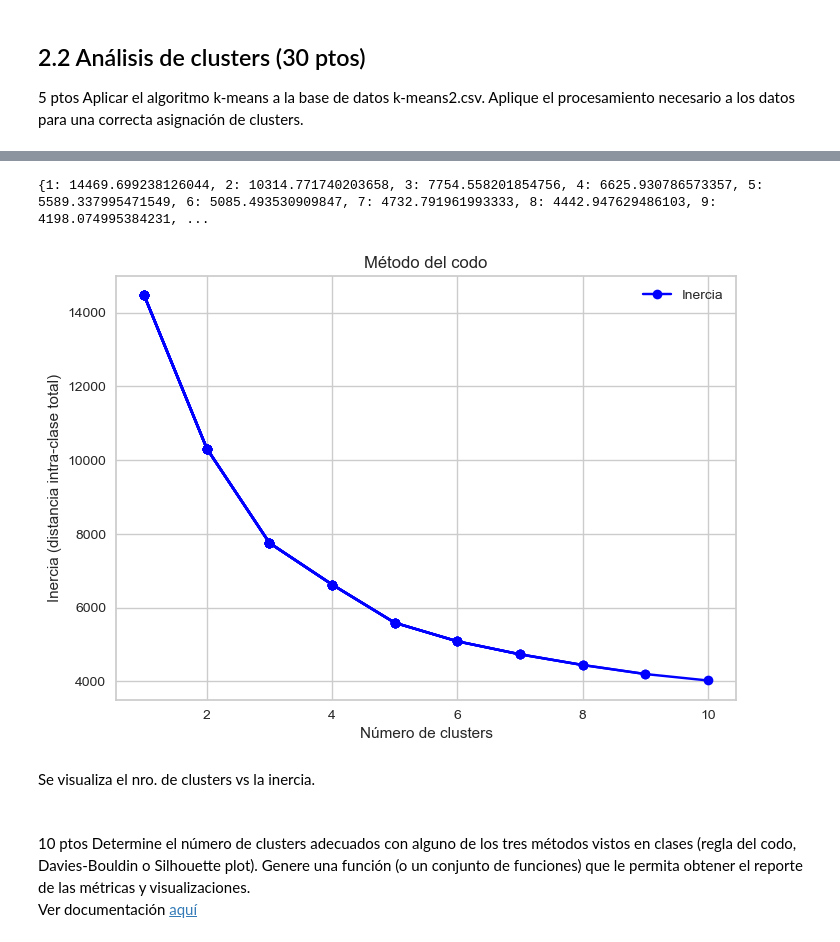
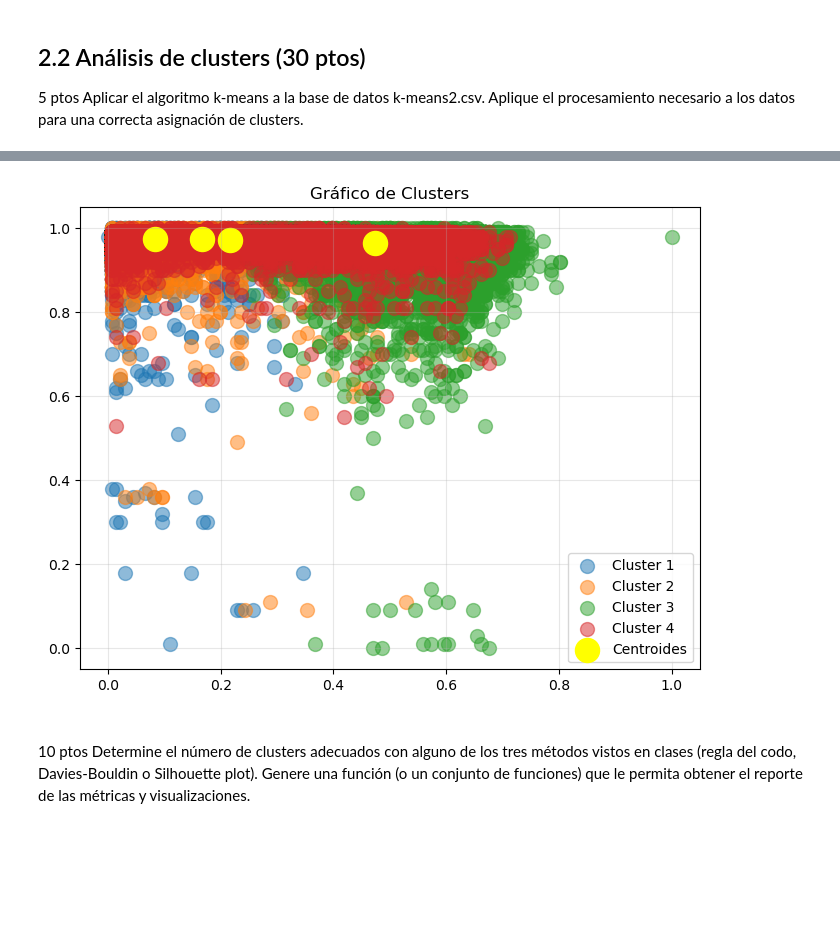
Before and after one commit to doritak/Machine-Learning, a Jupyter notebook: Actividad_4/main.ipynb, the cells around one changed output, grey strips where cells are left out. Saved outputs shown, nothing was run; the diff lists cells and outputs as text; code cells hidden in the pictures; blank space fills up the shorter version.

```diff
--- a/Actividad_4/main.ipynb
+++ b/Actividad_4/main.ipynb
@@ -126,28 +160,48 @@ from sklearn.metrics import silhouette_score
+# %%
+# EScalar los datos
+scaler = MinMaxScaler()
+df2_scaler = scaler.fit_transform(df2)
+nro_clusters = 4 # puedo jugar con este valor
+kmeans = KMeans(n_clusters=nro_clusters, random_state=42, max_iter=300, init="k-means++", n_init=10)
+# Ajustar el modelo
+y_kmeans = kmeans.fit_predict(df2_scaler)
+# Graficar los clusters
+plt.figure(figsize=(8, 6))
+for i in range(nro_clusters):  # Graficar cada cluster
+    plt.scatter(
+        df2_scaler[y_kmeans == i, 0],
+        df2_scaler[y_kmeans == i, 1],
+        s=100,
+        alpha=0.5,
+        label=f'Cluster {i + 1}'
+    )
+# Graficar los centroides
+plt.scatter(kmeans.cluster_centers_[:, 0], kmeans.cluster_centers_[:, 1], s=300, c='yellow',  label='Centroides')
+plt.title("Gráfico de Clusters")
+plt.legend()
+plt.grid(alpha=0.3)
+plt.show()
+# %% [output]
+[figure, added]
+# %% [markdown]
+<div style="height: 5px; background: linear-gradient(to right, cyan, lime); margin-bottom: 20px;"></div>
+10 ptos Determine el número de clusters adecuados con alguno de los tres métodos vistos en clases (regla del codo, Davies-Bouldin o Silhouette plot). Genere una función (o un conjunto de funciones) que le permita obtener el reporte de las métricas y visualizaciones.
 # %%
-df2 = pd.read_csv("datos/kmeans2.csv", delimiter=",")
-#print(df2.isna().sum())
-df2_scaler = MinMaxScaler().fit_transform(df2)
+# Funciones de clusters para el método del codo
+def optiomo_cluster_codo(df, max_clusters:int=10):
+    resultado = {}
+    for k in range (1, max_clusters+1):
+        kmeans = KMeans(n_clusters=k, random_state=42, max_iter=300, init="k-means++", n_init=10)
+        kmeans.fit(df)
+        resultado[k] = kmeans.inertia_      #distancia intra-clase total
 
-with threadpool_limits(limits=2):
-    resultado = {}
-    for k in range (1,11):
-        kmeans = KMeans(n_clusters=k, random_state=42, max_iter=1000, init="k-means++", n_init=10)
-        kmeans.fit(df2_scaler)
-        resultado[k] = kmeans.inertia_      #distancia intra-clase total
-        plt.plot(list(resultado.keys()), list(resultado.values()), 'o-', color="blue")
-    print(resultado)
+    return resultado
+
+
+def graficar_codo(resultado):
+    plt.plot(list(resultado.keys()), list(resultado.values()), 'o-', color="blue")
     plt.xlabel("Número de clusters")
     plt.ylabel("Inercia (distancia intra-clase total)")
     plt.title("Método del codo")
     plt.legend(["Inercia"])
     plt.grid(True)
-# %% [output]
-{1: 14469.699238126044, 2: 10314.771740203658, 3: 7754.558201854756, 4: 6625.930786573357, 5: 5589.337995471549, 6: 5085.493530909847, 7: 4732.791961993333, 8: 4442.947629486103, 9: 4198.074995384231, ...
-[figure, removed]
-# %% [markdown]
-Se visualiza el nro. de clusters vs la inercia.
-# %% [markdown]
-<div style="height: 5px; background: linear-gradient(to right, cyan, lime); margin-bottom: 20px;"></div>
-10 ptos Determine el número de clusters adecuados con alguno de los tres métodos vistos en clases (regla del codo, Davies-Bouldin o Silhouette plot). Genere una función (o un conjunto de funciones) que le permita obtener el reporte de las métricas y visualizaciones.
-
-Ver documentación [aquí](https://scikit-learn.org/1.5/auto_examples/cluster/plot_kmeans_silhouette_analysis.html)
```
Also changed, not shown: parts of 33 cells of this notebook.
